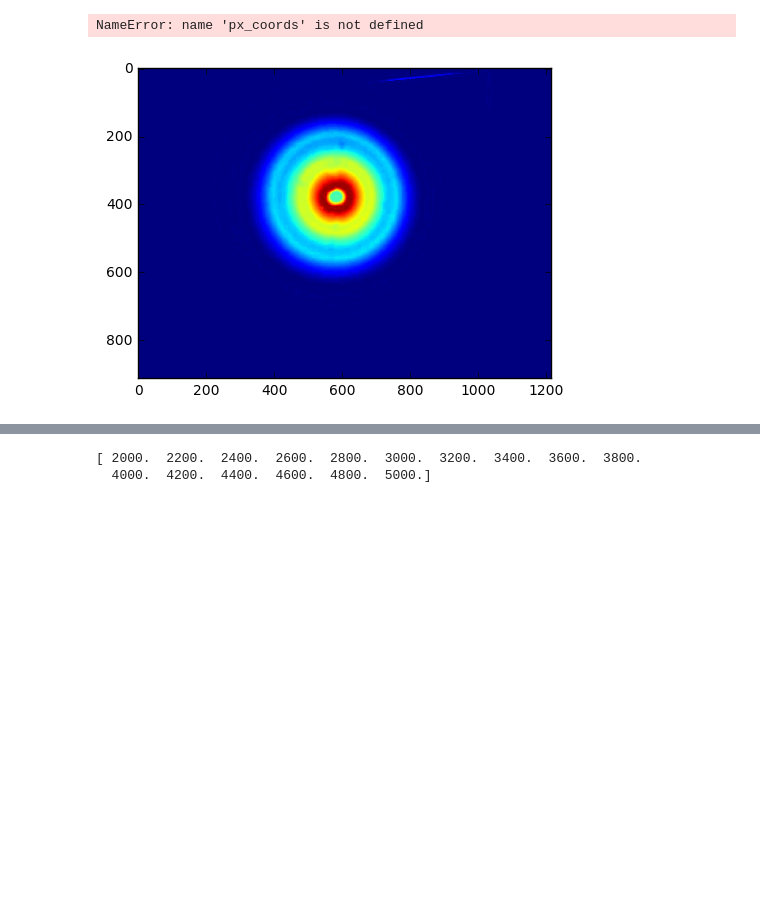
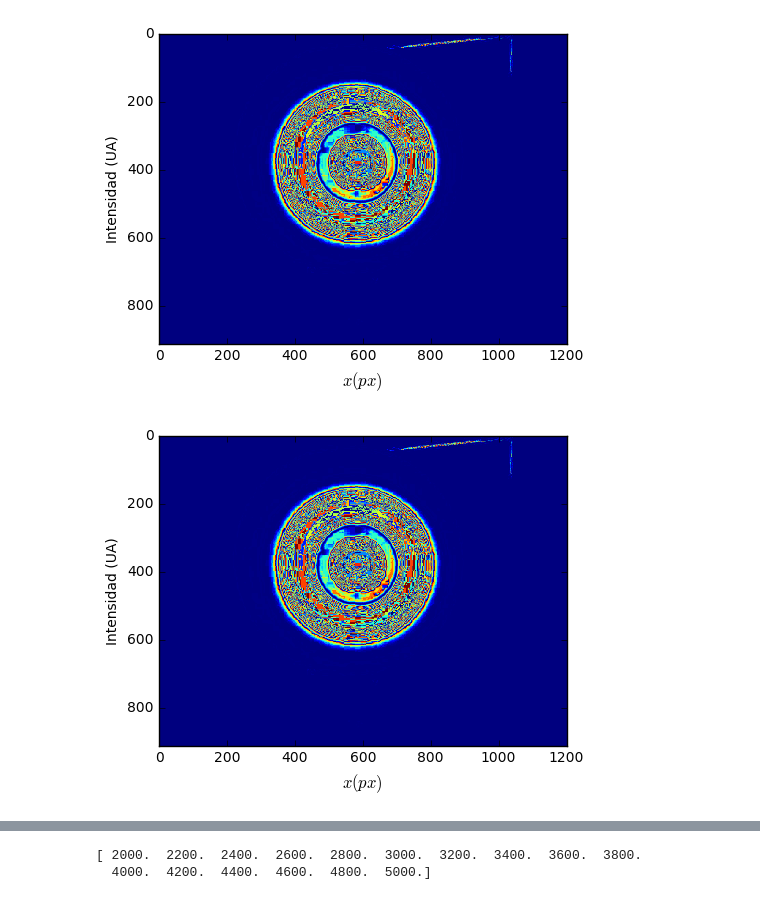
Before and after one commit to dforero0896/Laboratorio_Intermedio, a Jupyter notebook: Difr_electrones/difr_elec.ipynb, the cells around one changed output, grey strips where cells are left out. Drawn from its saved outputs; the diff is of its cells as text; code cells hidden in the pictures; blank space fills up the shorter version.

```diff
--- a/Difr_electrones/difr_elec.ipynb
+++ b/Difr_electrones/difr_elec.ipynb
@@ -48,18 +48,18 @@ plt.gcf()
 # %%
 img=mpimg.imread('exp_pics/50_edit.jpg')
-plt.imshow(img[:,:,1])
+plt.imshow(img[:,:,1]**2)
 #plt.plot(img[:,:,1][400, :])
 #plt.plot(pics_list[10][400, :,1])
-filtered = lowess(pics_list[10][400, :,1], px_coords, is_sorted=True, frac=0.025, it=0)
+filtered = lowess(pics_list[10][400, :,1]**2, px_coords, is_sorted=True, frac=0.025, it=0)
 #plt.plot(filtered[:,0], filtered[:,1])
 plt.xlabel('$x(px)$', fontsize=12)
 plt.ylabel('Intensidad (UA)')
 plt.xlim(0, 1200)
 plt.gcf()
 #plt.savefig('example_slice.png', dpi=300)
 # %% [output]
-NameError: name 'px_coords' is not defined
-[figure, old version]
+[figure, new version]
+[figure, added]
 # %%
 px_coords=np.arange(0, 1217)
 init_px=207 #posicion arreglo
```
Also changed, not shown: parts of 2 cells of this notebook.
